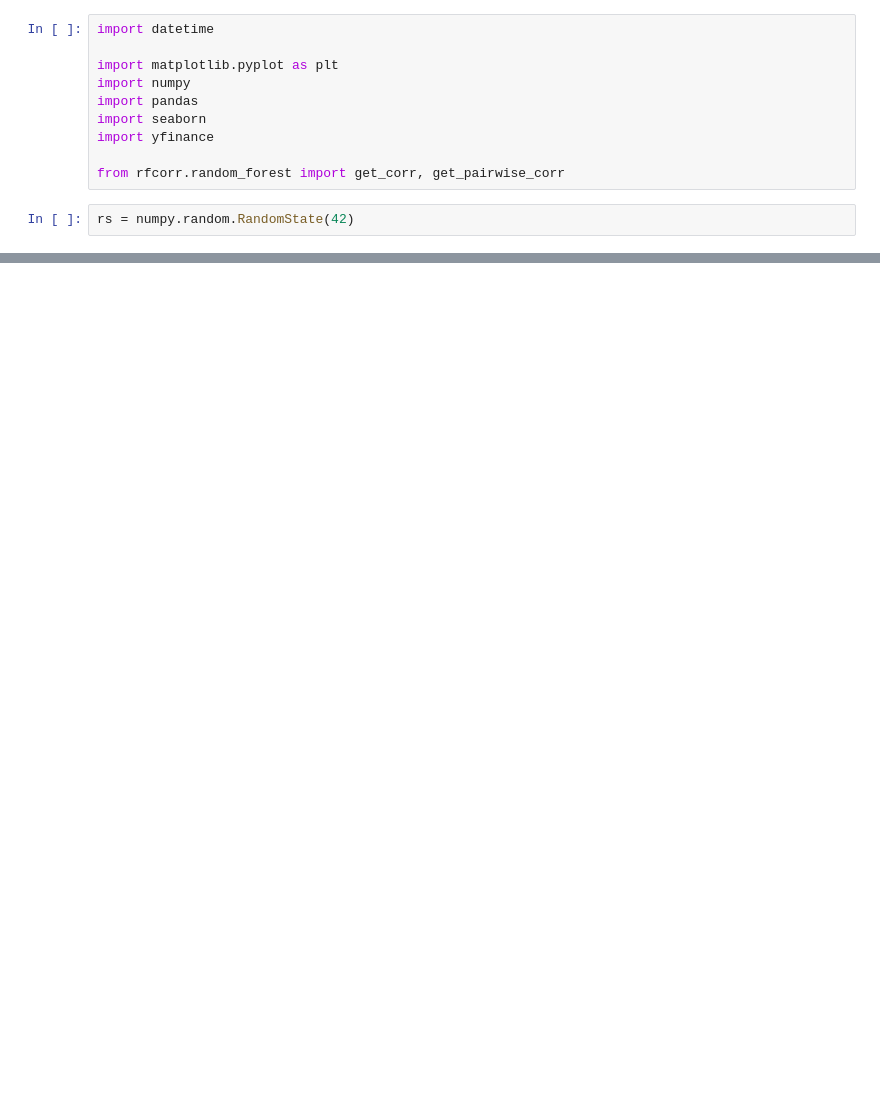
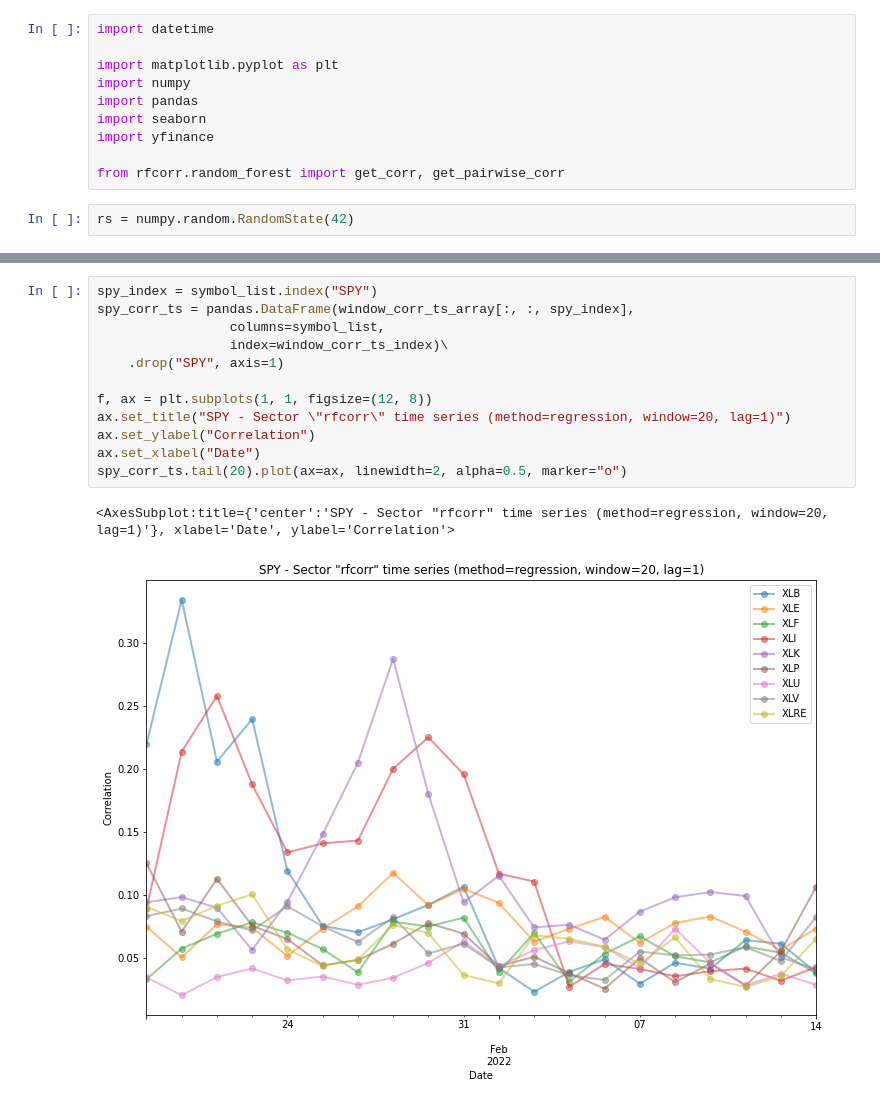
Before and after one commit to mjbommar/rfcorr, a Jupyter notebook: notebooks/test_sector_etf_ts.ipynb, the cells around one changed output, grey strips where cells are left out. Drawn from its saved outputs; the diff is of its cells as text; blank space fills up the shorter version.

```diff
--- a/notebooks/test_sector_etf_ts.ipynb
+++ b/notebooks/test_sector_etf_ts.ipynb
@@ -104,0 +88,15 @@ spy_corr_ts.tail(20).plot(ax=ax, linewidth=2, alpha=0.5, marker="o")
+# %%
+spy_index = symbol_list.index("SPY")
+spy_corr_ts = pandas.DataFrame(window_corr_ts_array[:, :, spy_index],
+                 columns=symbol_list,
+                 index=window_corr_ts_index)\
+    .drop("SPY", axis=1)
+
+f, ax = plt.subplots(1, 1, figsize=(12, 8))
+ax.set_title("SPY - Sector \"rfcorr\" time series (method=regression, window=20, lag=1)")
+ax.set_ylabel("Correlation")
+ax.set_xlabel("Date")
+spy_corr_ts.tail(20).plot(ax=ax, linewidth=2, alpha=0.5, marker="o")
+# %% [output]
+<AxesSubplot:title={'center':'SPY - Sector "rfcorr" time series (method=regression, window=20, lag=1)'}, xlabel='Date', ylabel='Correlation'>
+[figure, added]
```
Also changed, not shown: parts of 4 cells of this notebook, 1 other file.
